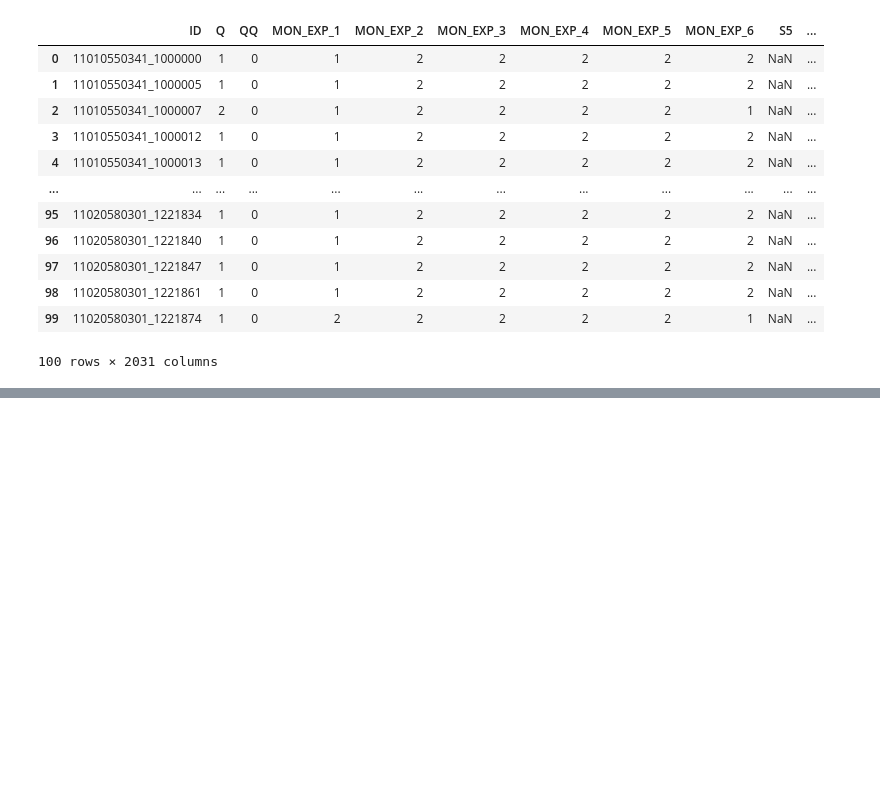
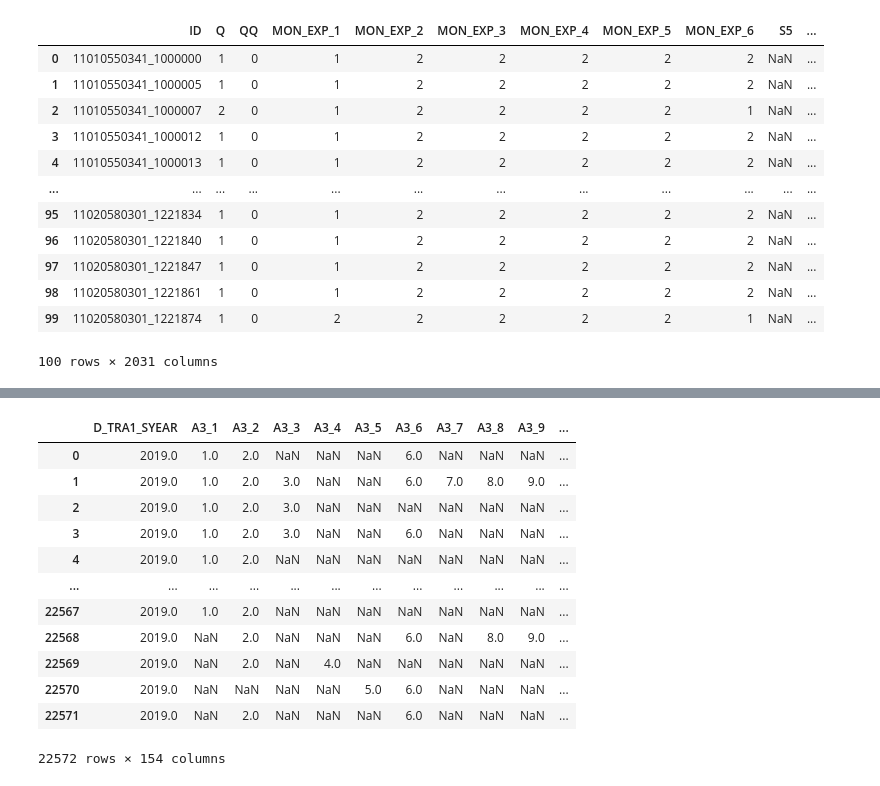
Before and after one commit to songhyeonjun/python-data, a Jupyter notebook: 프로젝트 ML/ml.ipynb, the cells around one changed output, grey strips where cells are left out. Cells and saved outputs as stored; diff of their text form; code cells hidden in the pictures; blank space fills up the shorter version.

```diff
--- a/프로젝트 ML/ml.ipynb
+++ b/프로젝트 ML/ml.ipynb
@@ -52,0 +284,20 @@ df[:100]
+# %%
+df2 = df[columns_list]
+# %%
+df2.reset_index(inplace=True)
+del df2['index']
+df2
+# %% [output]
+|  | D_TRA1_SYEAR | A3_1 | A3_2 | A3_3 | A3_4 | A3_5 | A3_6 | A3_7 | A3_8 | A3_9 | ... |
+| 0 | 2019.0 | 1.0 | 2.0 | NaN | NaN | NaN | 6.0 | NaN | NaN | NaN | ... |
+| 1 | 2019.0 | 1.0 | 2.0 | 3.0 | NaN | NaN | 6.0 | 7.0 | 8.0 | 9.0 | ... |
+| 2 | 2019.0 | 1.0 | 2.0 | 3.0 | NaN | NaN | NaN | NaN | NaN | NaN | ... |
+| 3 | 2019.0 | 1.0 | 2.0 | 3.0 | NaN | NaN | 6.0 | NaN | NaN | NaN | ... |
+| 4 | 2019.0 | 1.0 | 2.0 | NaN | NaN | NaN | NaN | NaN | NaN | NaN | ... |
+| ... | ... | ... | ... | ... | ... | ... | ... | ... | ... | ... | ... |
+| 22567 | 2019.0 | 1.0 | 2.0 | NaN | NaN | NaN | NaN | NaN | NaN | NaN | ... |
+| 22568 | 2019.0 | NaN | 2.0 | NaN | NaN | NaN | 6.0 | NaN | 8.0 | 9.0 | ... |
+| 22569 | 2019.0 | NaN | 2.0 | NaN | 4.0 | NaN | NaN | NaN | NaN | NaN | ... |
+| 22570 | 2019.0 | NaN | NaN | NaN | NaN | 5.0 | 6.0 | NaN | NaN | NaN | ... |
+| 22571 | 2019.0 | NaN | 2.0 | NaN | NaN | NaN | 6.0 | NaN | NaN | NaN | ... |
+22572 rows × 154 columns
```
Also changed, not shown: parts of 8 cells of this notebook, 2 other files.
